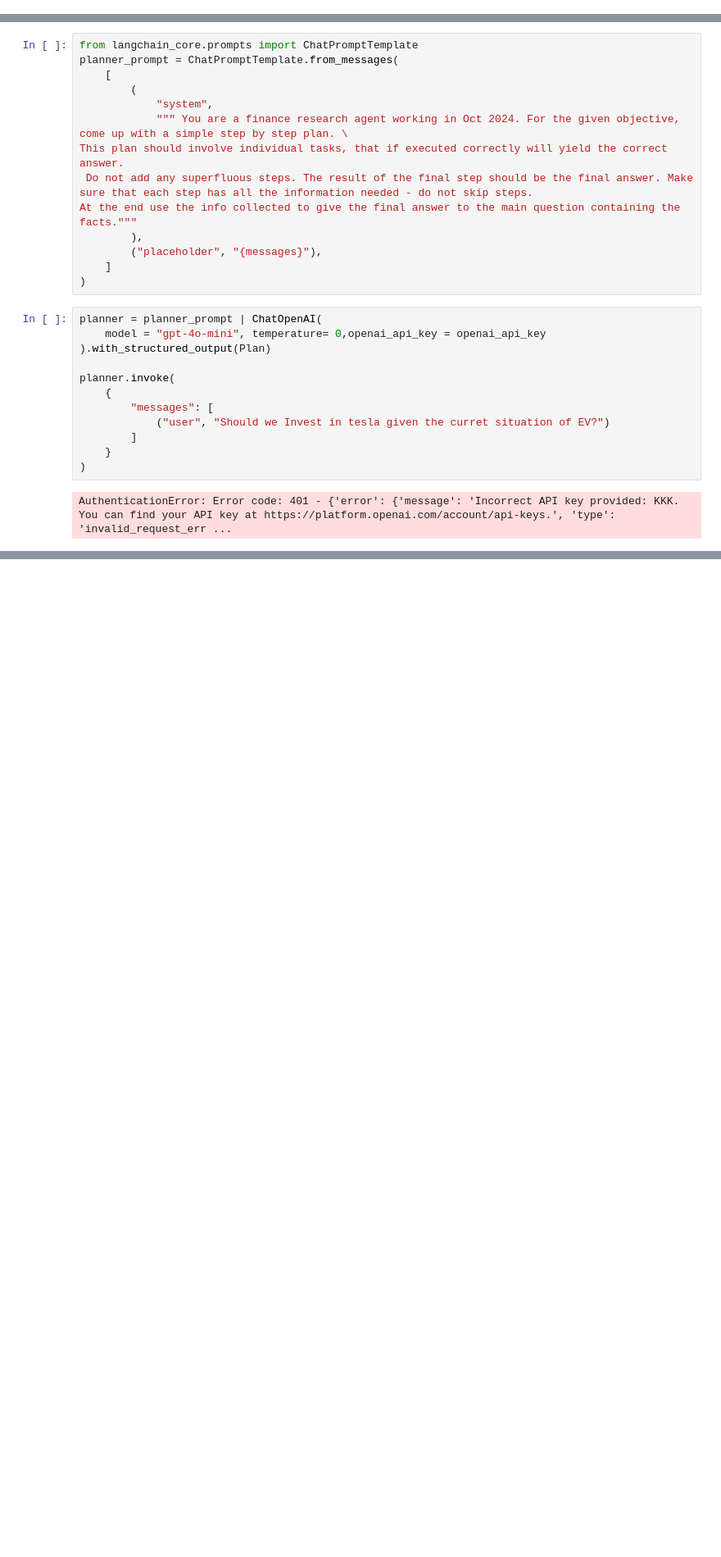
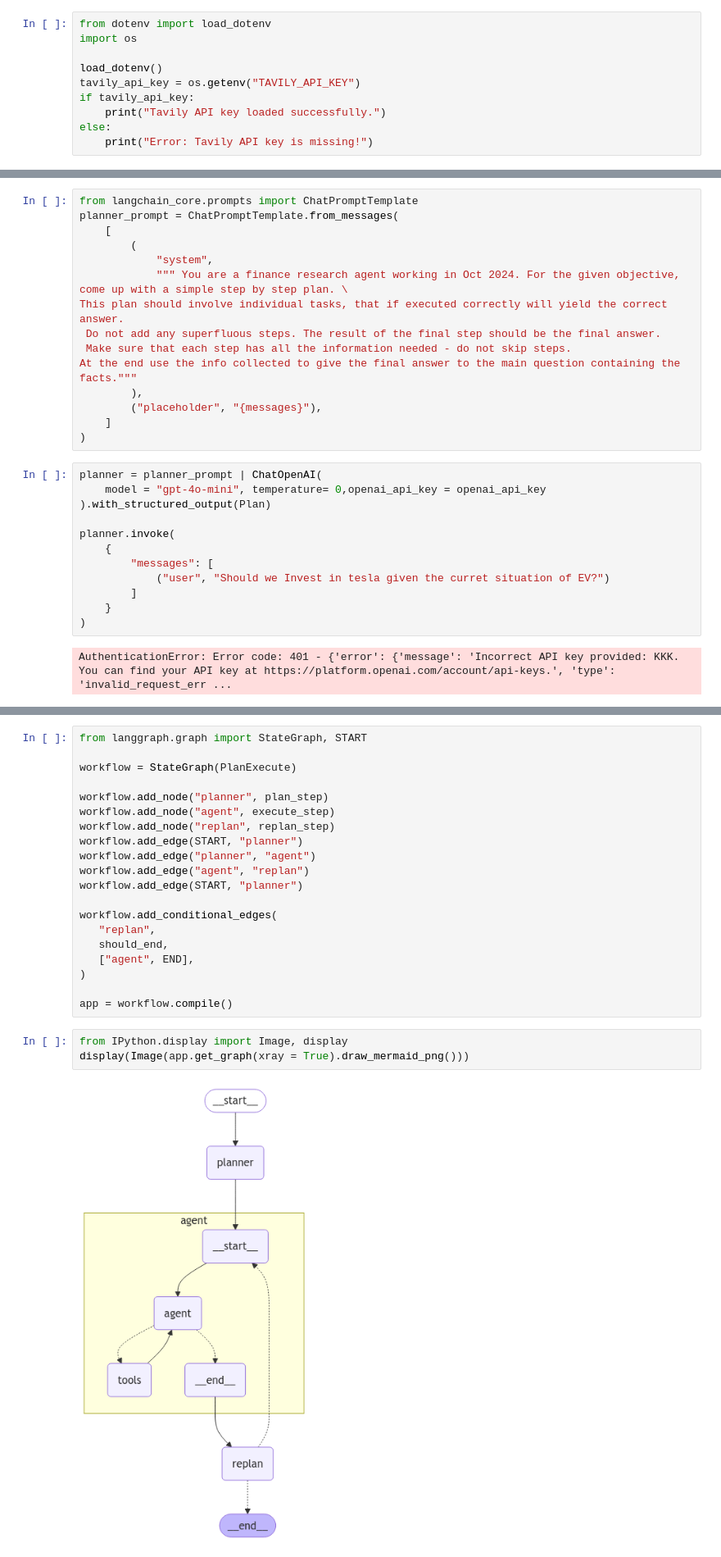
Before and after one commit to John-Wafula/Evaluating_AI_Agents, a Jupyter notebook: react.ipynb, the cells around one changed output, grey strips where cells are left out. Shown at 82% size. Saved outputs shown, nothing was run; the diff lists cells and outputs as text; blank space fills up the shorter version.

```diff
--- a/react.ipynb
+++ b/react.ipynb
@@ -19 +19,11 @@ tools = [TavilySearchResults(max_results = 3, tavily_api_key= tavily_api_key)]
 agent_executor = create_react_agent(llm, tools, state_modifier = system_prompt)
+# %%
+from dotenv import load_dotenv
+import os
+
+load_dotenv()
+tavily_api_key = os.getenv("TAVILY_API_KEY")
+if tavily_api_key:
+    print("Tavily API key loaded successfully.")
+else:
+    print("Error: Tavily API key is missing!")
@@ -43,7 +99,8 @@ planner_prompt = ChatPromptTemplate.from_messages(
             "system",
             """ You are a finance research agent working in Oct 2024. For the given objective, come up with a simple step by step plan. \
 This plan should involve individual tasks, that if executed correctly will yield the correct answer.
- Do not add any superfluous steps. The result of the final step should be the final answer. Make sure that each step has all the information needed - do not skip steps.
+ Do not add any superfluous steps. The result of the final step should be the final answer.
+ Make sure that each step has all the information needed - do not skip steps.
 At the end use the info collected to give the final answer to the main question containing the facts."""
         ),
         ("placeholder", "{messages}"),
@@ -108,0 +194,25 @@ AuthenticationError: Error code: 401 - {'error': {'message': 'Incorrect API key
+# %%
+from langgraph.graph import StateGraph, START
+
+workflow = StateGraph(PlanExecute)
+
+workflow.add_node("planner", plan_step)
+workflow.add_node("agent", execute_step)
+workflow.add_node("replan", replan_step)
+workflow.add_edge(START, "planner")
+workflow.add_edge("planner", "agent")
+workflow.add_edge("agent", "replan")
+workflow.add_edge(START, "planner")
+
+workflow.add_conditional_edges(
+   "replan",
+   should_end,
+   ["agent", END],
+)
+
+app = workflow.compile()
+# %%
+from IPython.display import Image, display
+display(Image(app.get_graph(xray = True).draw_mermaid_png()))
+# %% [output]
+[figure, added]
```
Also changed, not shown: parts of 11 cells of this notebook.
